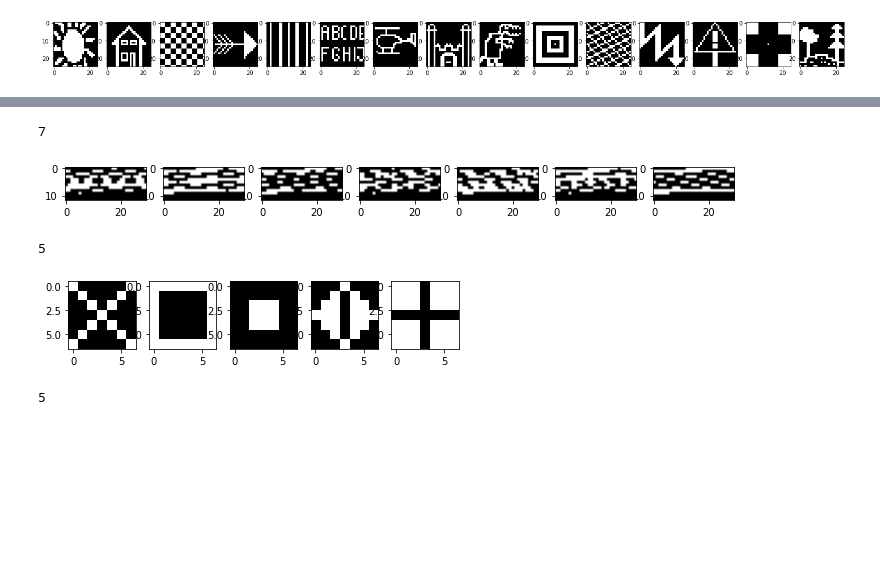
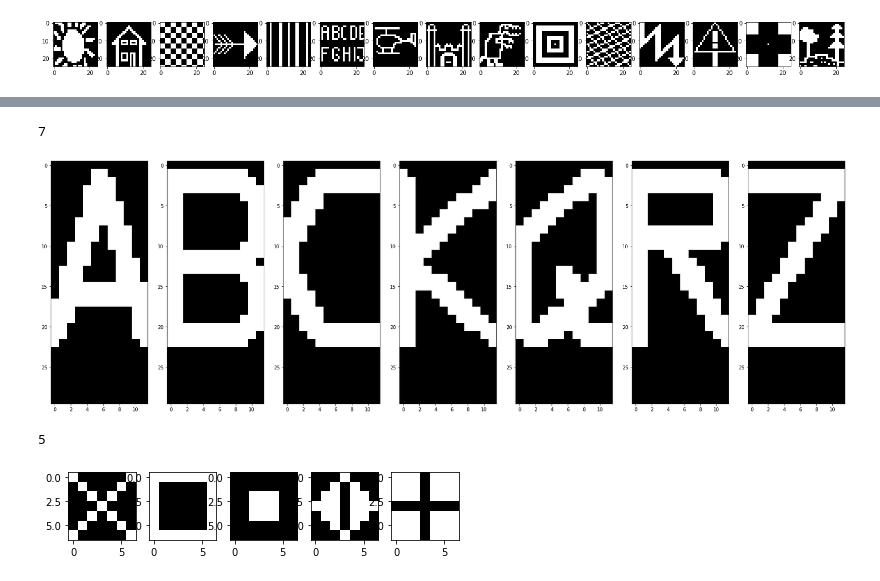
Before and after one commit to werglu/hopfieldNetwork, a Jupyter notebook: HopfieldNetwork/HopfieldNetwork/Visualize_data.ipynb, the cells around one changed output, grey strips where cells are left out. Cells and saved outputs as stored; diff of their text form; code cells hidden in the pictures; blank space fills up the shorter version.

```diff
--- a/HopfieldNetwork/HopfieldNetwork/Visualize_data.ipynb
+++ b/HopfieldNetwork/HopfieldNetwork/Visualize_data.ipynb
@@ -45,10 +45,10 @@ visualize_data(filename, height, width)
 # %%
 filename = "OCRA-12x30-cut.csv"
-height, width = 12, 30
+height, width = 30, 12
 visualize_data(filename, height, width)
 # %% [output]
 7
-[figure, old version]
+[figure, new version]
 # %%
 filename = "small-7x7.csv"
 height, width = 7, 7
@@ -56,7 +56,3 @@ visualize_data(filename, height, width)
 # %% [output]
 5
 [figure]
-# %%
-len(5 * np.zeros((5, 2)))
-# %% [output]
-5
```
Also changed, not shown: parts of 4 cells of this notebook, 2 other files.
